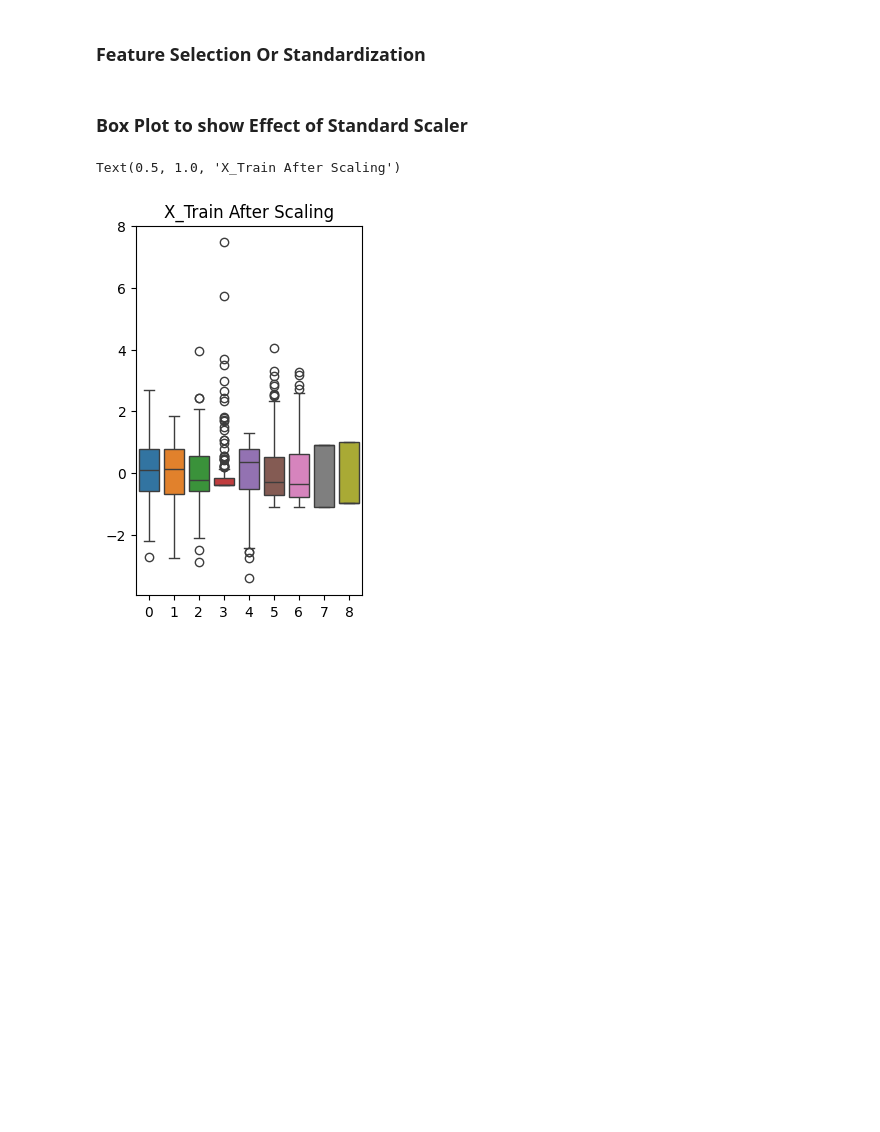
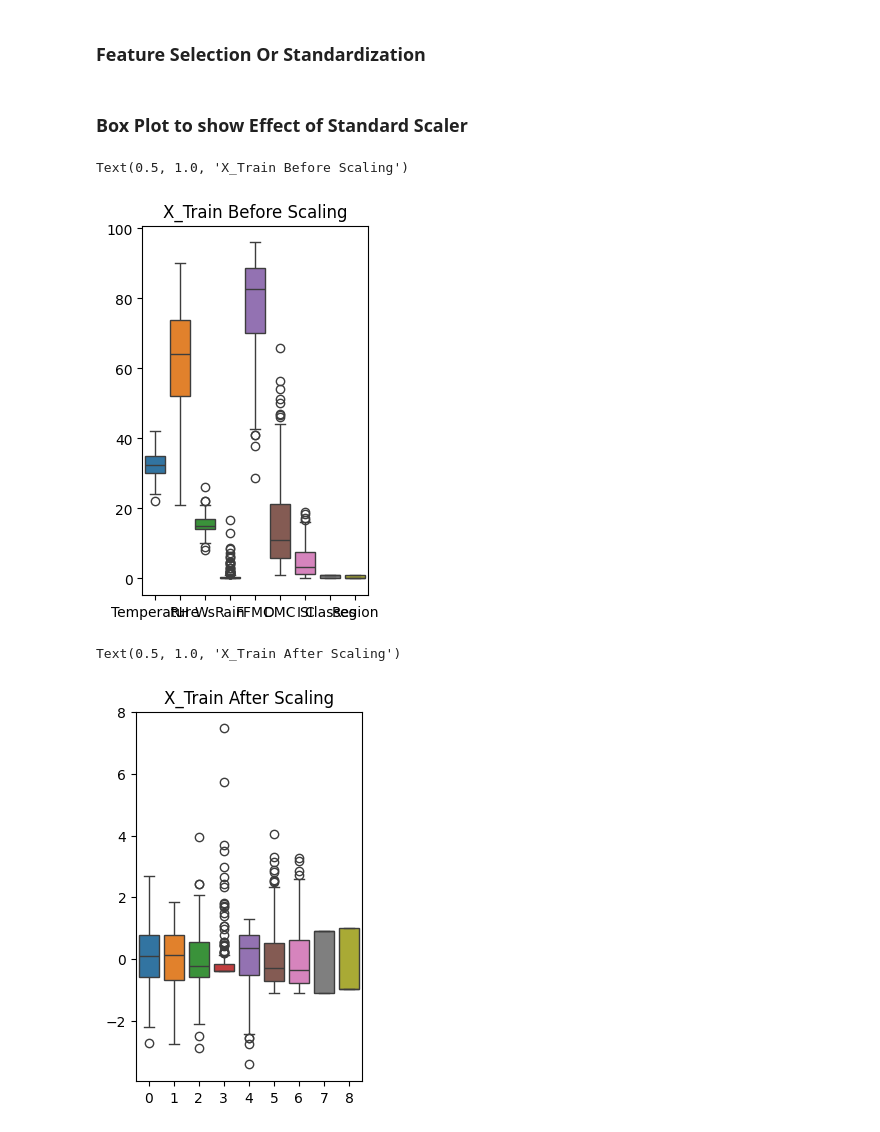
Before and after one commit to Shachi12Shukla/Linear_To_ElasticNet, a Jupyter notebook: Model_Training.ipynb, the cells around one changed output. Drawn from its saved outputs; the diff is of its cells as text; code cells hidden in the pictures; blank space fills up the shorter version.

```diff
--- a/Model_Training.ipynb
+++ b/Model_Training.ipynb
@@ -196,4 +196,11 @@ X_Train_scaled = scaler.fit_transform(X_Train)
 X_Test_scaled = scaler.transform(X_Test)
 # %% [markdown]
 ### Box Plot to show Effect of Standard Scaler
+# %%
+plt.subplot(1,2,1)
+sb.boxplot(data=X_Train)
+plt.title('X_Train Before Scaling')
+# %% [output]
+Text(0.5, 1.0, 'X_Train Before Scaling')
+[figure, added]
 # %%
```
Also changed, not shown: parts of 1 cell of this notebook.
